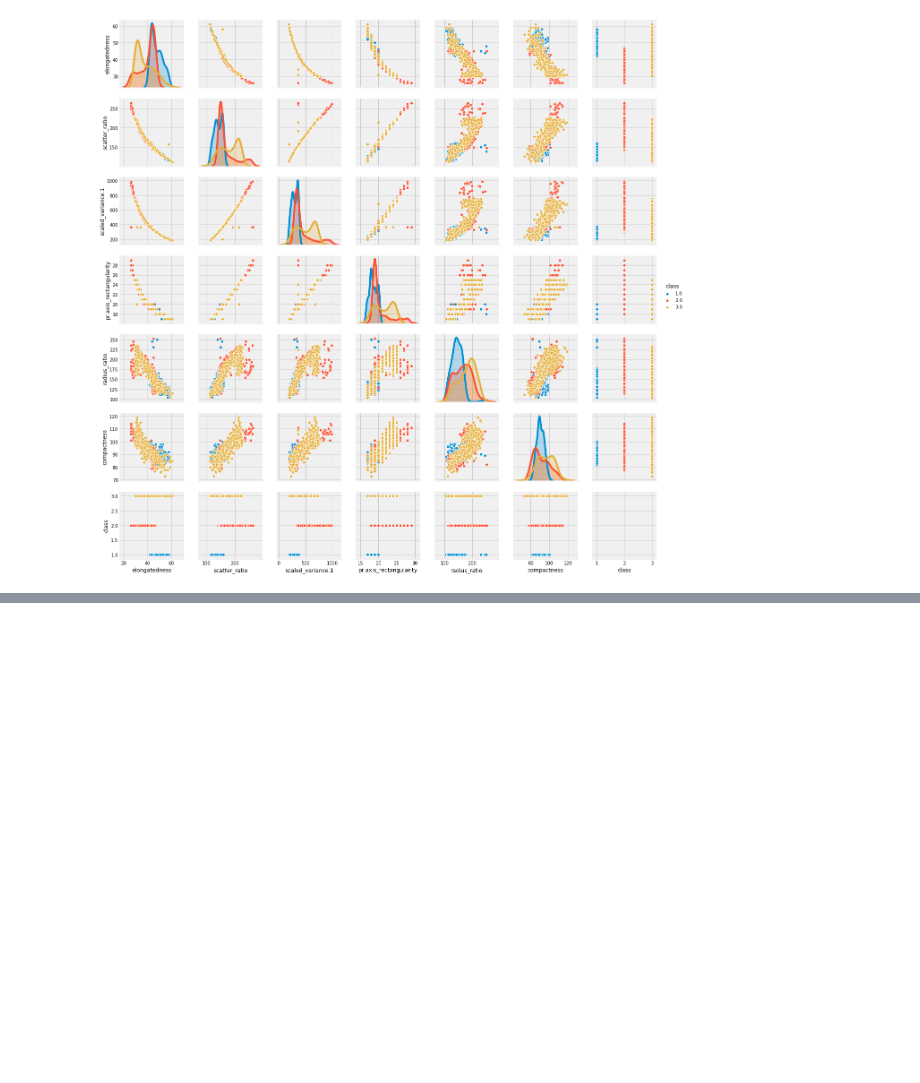
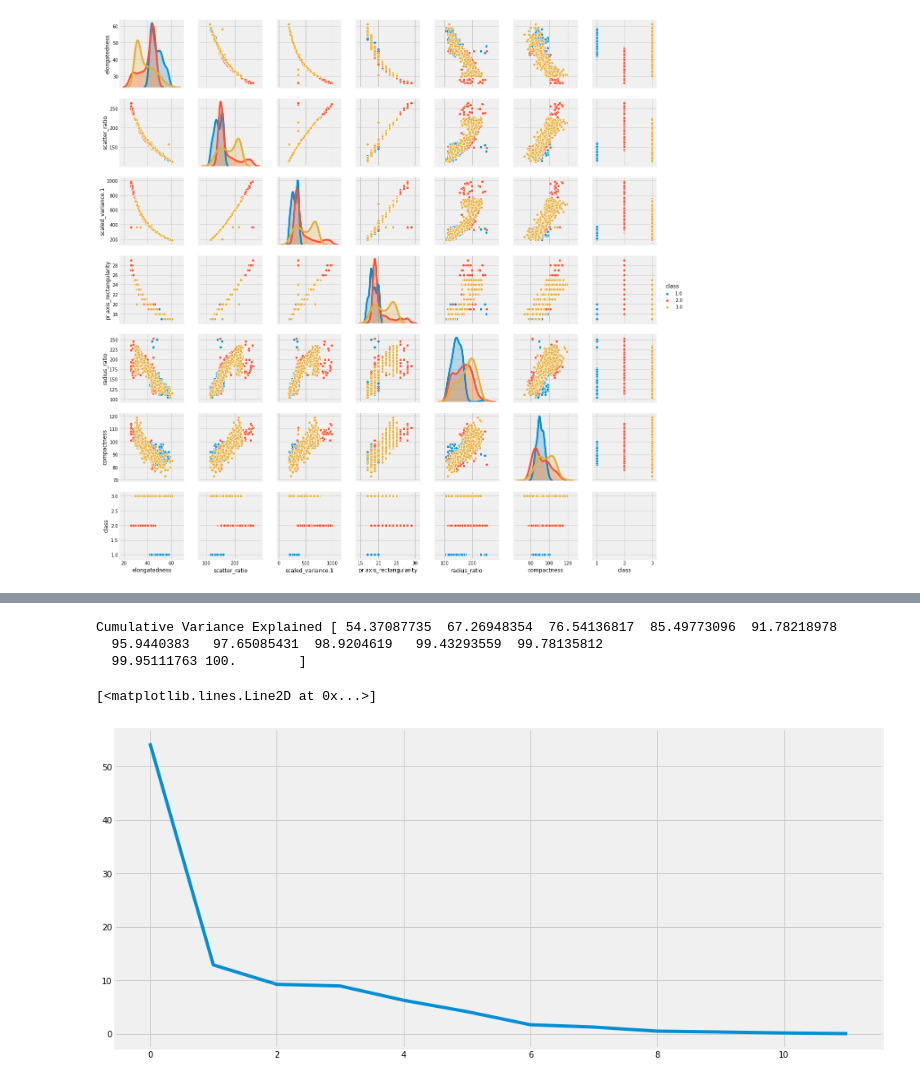
Before and after one commit to code4kunal/eda-python-examples, a Jupyter notebook: unsupervised-learning/Unsupervised_Learning_kunal_saxena.ipynb, the cells around one changed output, grey strips where cells are left out. Saved outputs shown, nothing was run; the diff lists cells and outputs as text; code cells hidden in the pictures; blank space fills up the shorter version.

```diff
--- a/unsupervised-learning/Unsupervised_Learning_kunal_saxena.ipynb
+++ b/unsupervised-learning/Unsupervised_Learning_kunal_saxena.ipynb
@@ -633,0 +669,7 @@ vehicle_im.shape
+# %%
+X_train = StandardScaler().fit_transform(X_train)
+X_test = StandardScaler().fit_transform(X_test)
+y_train = y_train.values
+y_test = y_test.values
+
+display(X_train.shape, y_train.shape, X_test.shape, y_test.shape)
@@ -633,0 +681,4 @@ vehicle_im.shape
+# %%
+# Covariance matrix
+cov_matrix = np.cov(X_train.T)
+print('Covariance Matrix \n%s', cov_matrix)
@@ -633,0 +703,5 @@ vehicle_im.shape
+# %%
+# Eigen values and vector
+eig_vals, eig_vecs = np.linalg.eig(cov_matrix)
+print('Eigen Vectors \n%s', eig_vecs)
+print('\n Eigen Values \n%s', eig_vals)
@@ -633,0 +726,17 @@ vehicle_im.shape
+# %%
+# Cumulative variance explained
+tot = sum(eig_vals)
+var_exp = [(i /tot) * 100 for i in sorted(eig_vals, reverse = True)]
+cum_var_exp = np.cumsum(var_exp)
+
+print('Cumulative Variance Explained', cum_var_exp)
+# %% [output]
+Cumulative Variance Explained [ 54.37087735  67.26948354  76.54136817  85.49773096  91.78218978
+  95.9440383   97.65085431  98.9204619   99.43293559  99.78135812
+  99.95111763 100.        ]
+# %%
+plt.figure(figsize = (15 , 7.2))
+plt.plot(var_exp)
+# %% [output]
+[<matplotlib.lines.Line2D at 0x...>]
+[figure, added]
```
Also changed, not shown: parts of 32 cells of this notebook.
